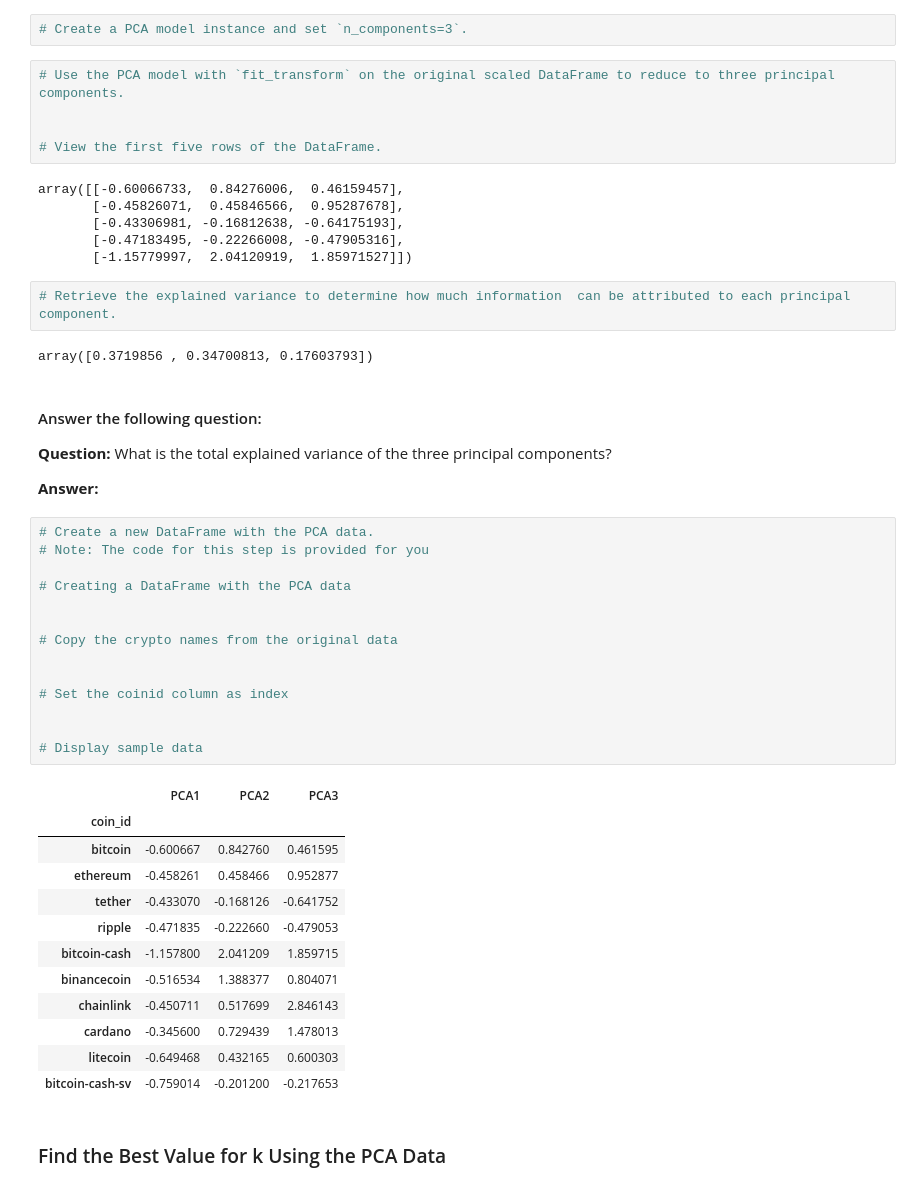
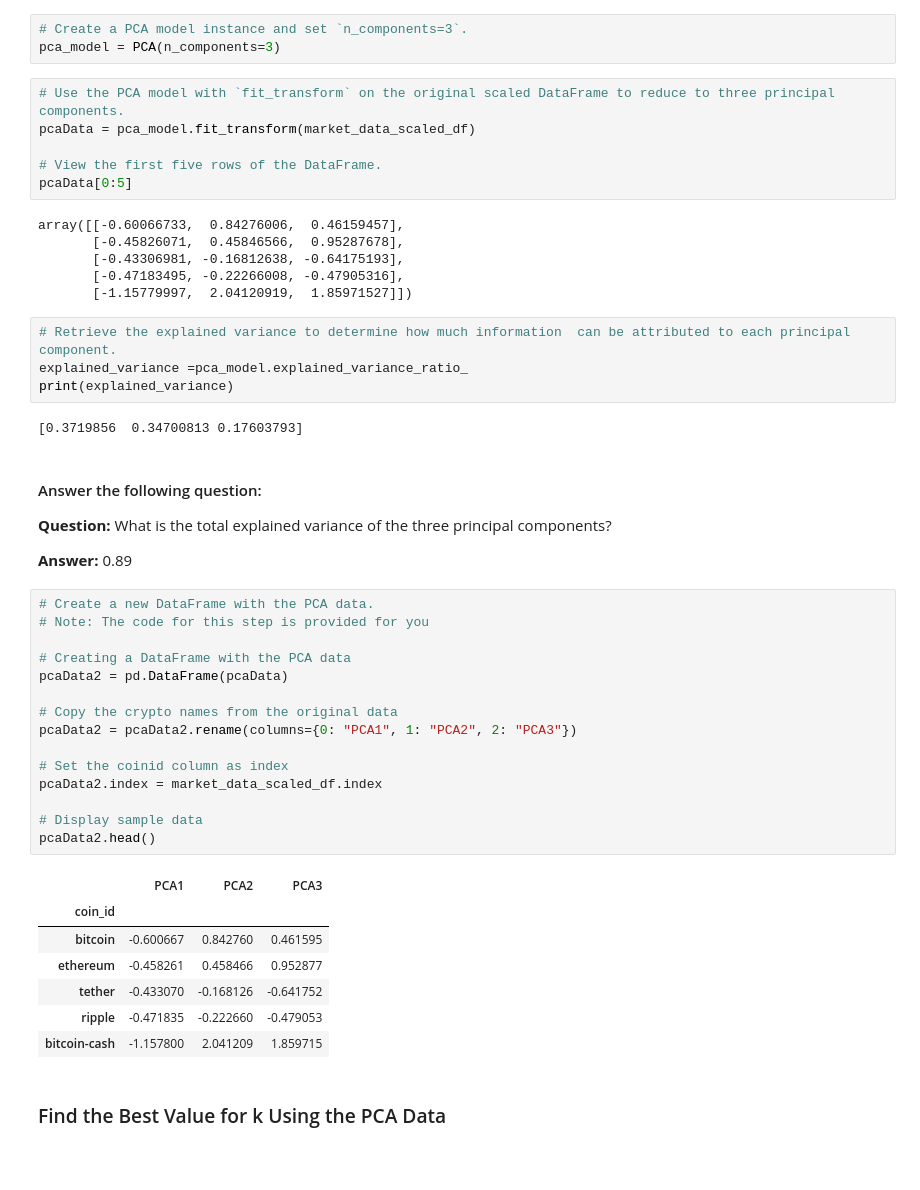
Before and after one commit to DanB369/CryptoClustering, a Jupyter notebook: Crytpo_Clustering.ipynb, the cells around one changed output. Saved outputs shown, nothing was run; the diff lists cells and outputs as text; blank space fills up the shorter version.

```diff
--- a/Crytpo_Clustering.ipynb
+++ b/Crytpo_Clustering.ipynb
@@ -166,11 +175,13 @@ market_data_predictions_df.head()
 ### Optimize Clusters with Principal Component Analysis.
 # %%
 # Create a PCA model instance and set `n_components=3`.
+pca_model = PCA(n_components=3)
 # %%
 # Use the PCA model with `fit_transform` on the original scaled DataFrame to reduce to three principal components.
-
+pcaData = pca_model.fit_transform(market_data_scaled_df)
 
 # View the first five rows of the DataFrame.
+pcaData[0:5]
 # %% [output]
 array([[-0.60066733,  0.84276006,  0.46159457],
        [-0.45826071,  0.45846566,  0.95287678],
@@ -179,41 +190,39 @@ array([[-0.60066733,  0.84276006,  0.46159457],
        [-1.15779997,  2.04120919,  1.85971527]])
 # %%
 # Retrieve the explained variance to determine how much information  can be attributed to each principal component.
+explained_variance =pca_model.explained_variance_ratio_
+print(explained_variance)
 # %% [output]
-array([0.3719856 , 0.34700813, 0.17603793])
+[0.3719856  0.34700813 0.17603793]
 # %% [markdown]
 #### Answer the following question:
 
 **Question:** What is the total explained variance of the three principal components?
 
-**Answer:**
+**Answer:** 0.89
 # %%
 # Create a new DataFrame with the PCA data.
 # Note: The code for this step is provided for you
 
 # Creating a DataFrame with the PCA data
-
+pcaData2 = pd.DataFrame(pcaData)
 
 # Copy the crypto names from the original data
-
+pcaData2 = pcaData2.rename(columns={0: "PCA1", 1: "PCA2", 2: "PCA3"})
 
 # Set the coinid column as index
-
+pcaData2.index = market_data_scaled_df.index
 
 # Display sample data
+pcaData2.head()
 # %% [output]
 |  | PCA1 | PCA2 | PCA3 |
 | coin_id |  |  |  |
 | bitcoin | -0.600667 | 0.842760 | 0.461595 |
 | ethereum | -0.458261 | 0.458466 | 0.952877 |
 | tether | -0.433070 | -0.168126 | -0.641752 |
 | ripple | -0.471835 | -0.222660 | -0.479053 |
 | bitcoin-cash | -1.157800 | 2.041209 | 1.859715 |
-| binancecoin | -0.516534 | 1.388377 | 0.804071 |
-| chainlink | -0.450711 | 0.517699 | 2.846143 |
-| cardano | -0.345600 | 0.729439 | 1.478013 |
-| litecoin | -0.649468 | 0.432165 | 0.600303 |
-| bitcoin-cash-sv | -0.759014 | -0.201200 | -0.217653 |
 # %% [markdown]
 ### Find the Best Value for k Using the PCA Data
 # %%
```
Also changed, not shown: parts of 3 cells of this notebook.
